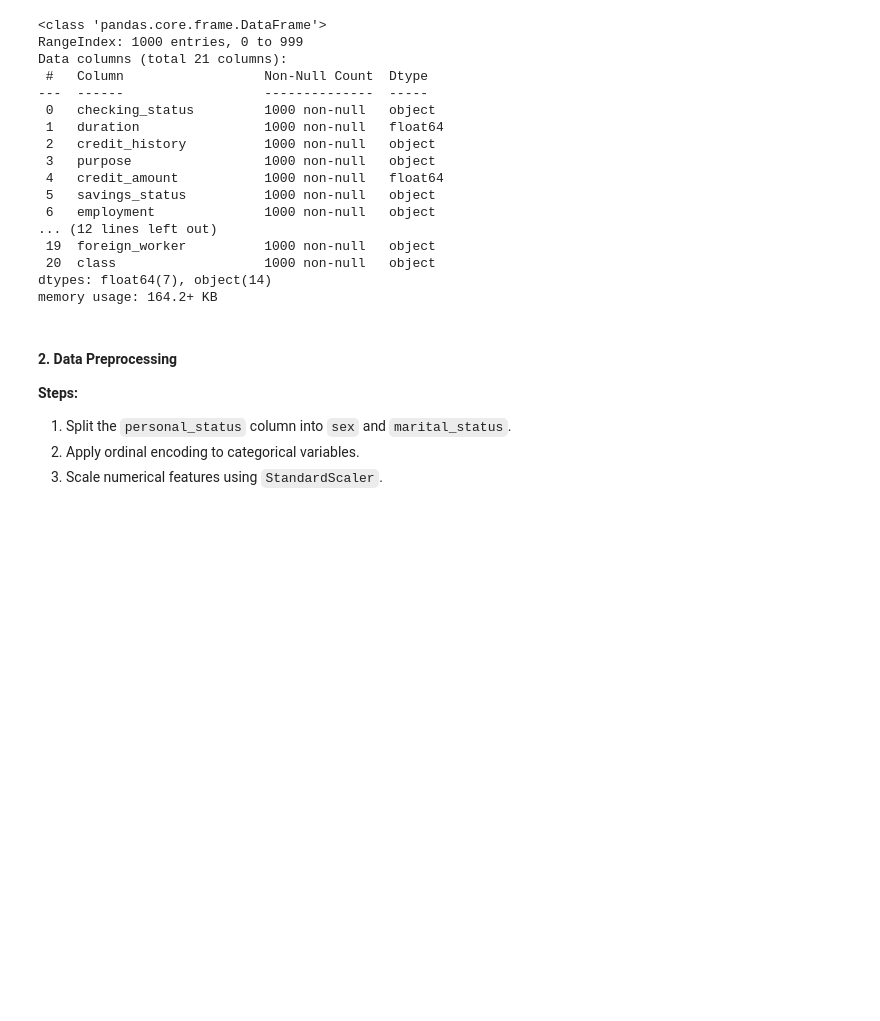
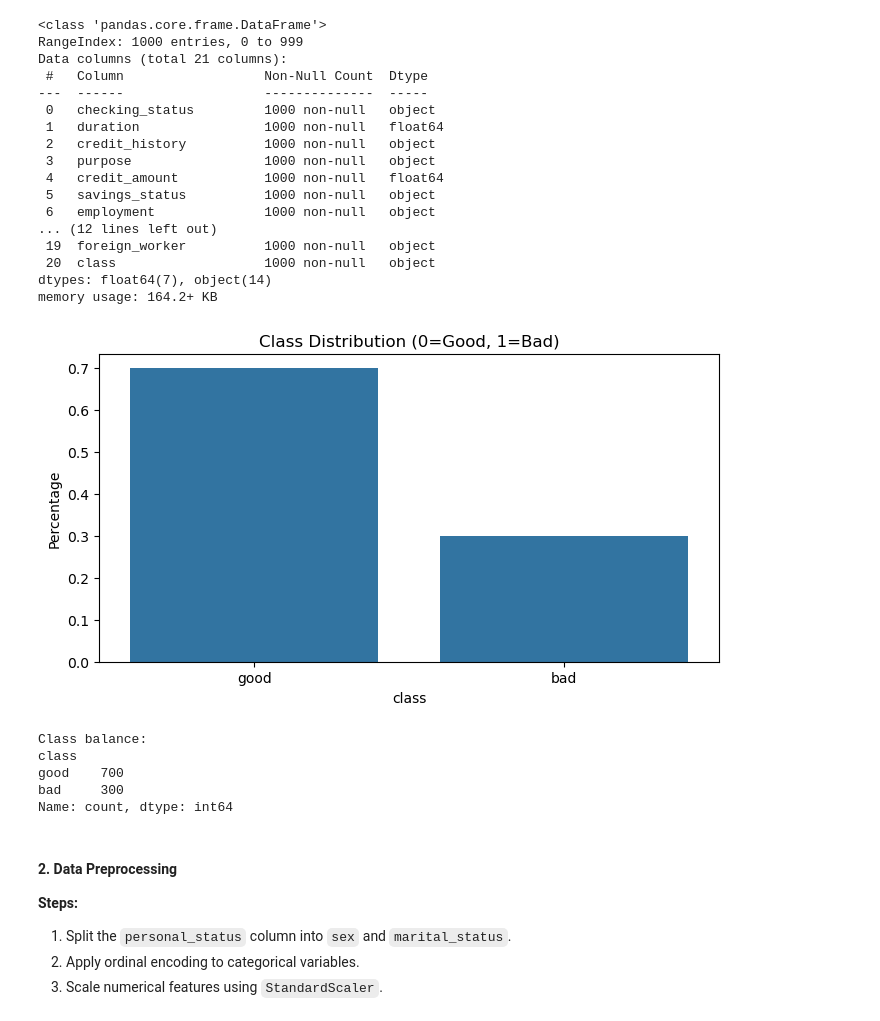
Before and after one commit to sumitdeole/customer_credit_risk_analysis, a Jupyter notebook: customer_risk_scoring.ipynb, the cells around one changed output. Drawn from its saved outputs; the diff is of its cells as text; code cells hidden in the pictures; blank space fills up the shorter version.

```diff
--- a/customer_risk_scoring.ipynb
+++ b/customer_risk_scoring.ipynb
@@ -73,6 +81,24 @@ Data columns (total 21 columns):
  20  class                   1000 non-null   object
 dtypes: float64(7), object(14)
 memory usage: 164.2+ KB
+# %%
+# Class distribution analysis
+class_dist = df['class'].value_counts(normalize=True)
+plt.figure(figsize=(8,4))
+sns.barplot(x=class_dist.index, y=class_dist.values)
+plt.title('Class Distribution (0=Good, 1=Bad)')
+plt.ylabel('Percentage')
+plt.savefig('results/class_distribution.png')
+plt.show()
+
+print(f"Class balance:\n{df['class'].value_counts()}")
+# %% [output]
+[figure, added]
+Class balance:
+class
+good    700
+bad     300
+Name: count, dtype: int64
 # %% [markdown]
 #### 2. Data Preprocessing
 **Steps:**
```
Also changed, not shown: parts of 24 cells of this notebook, 4 other files.
